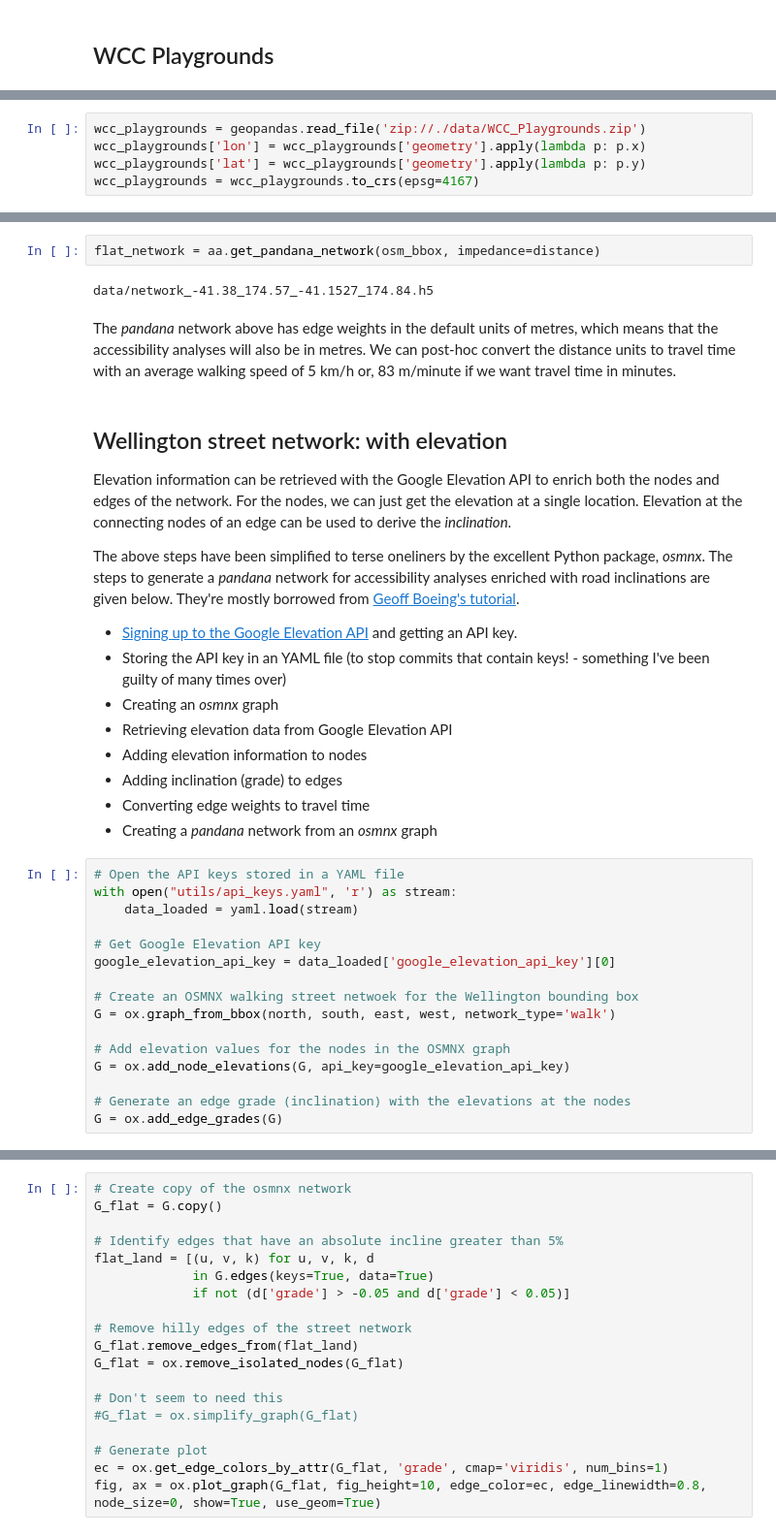
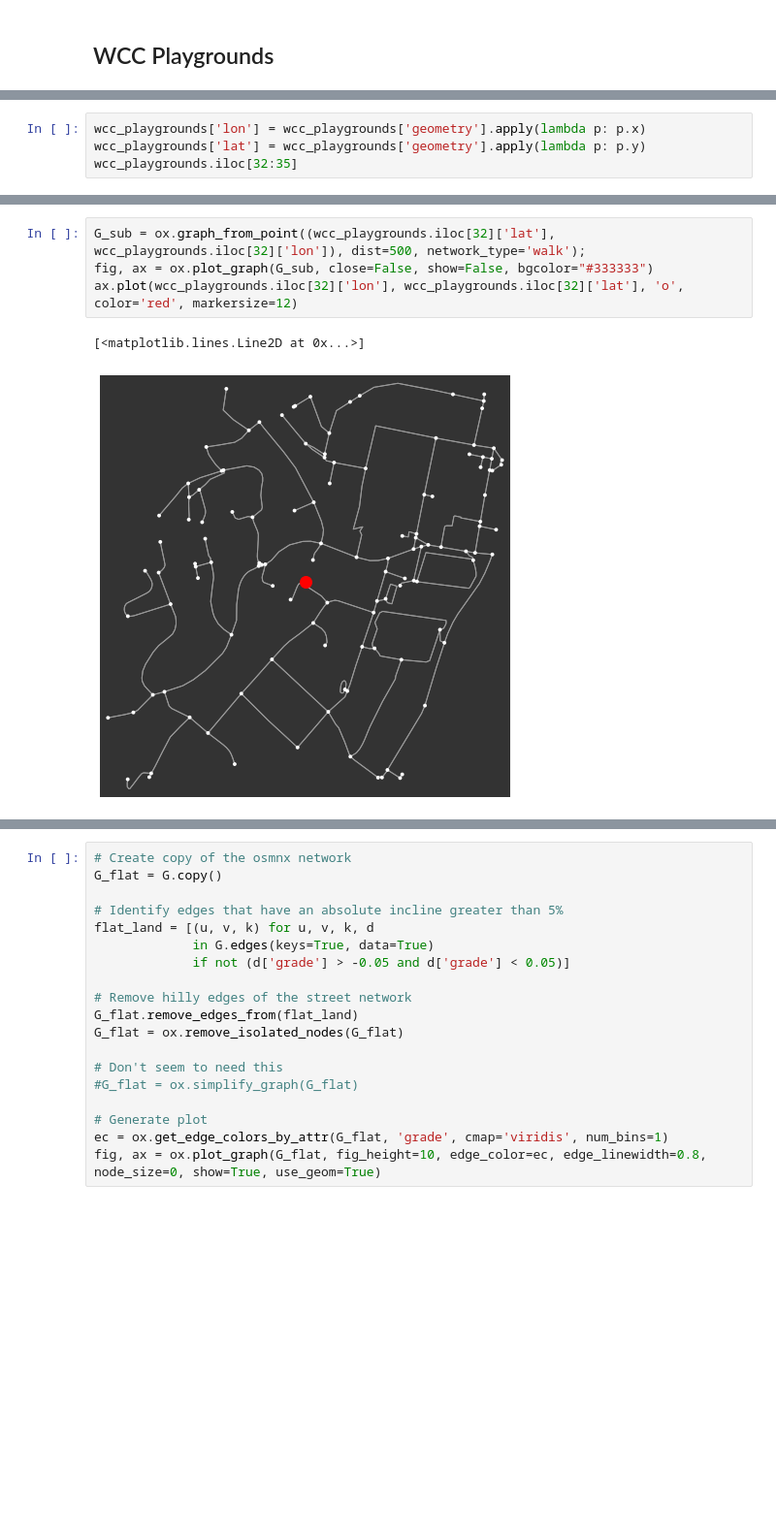
Before and after one commit to shriv/maptime-jul21, a Jupyter notebook: Walking to the park on a computer.ipynb, the cells around one changed output, grey strips where cells are left out. Shown at 97% size. Drawn from its saved outputs; the diff is of its cells as text; blank space fills up the shorter version.

```diff
--- a/Walking to the park on a computer.ipynb
+++ b/Walking to the park on a computer.ipynb
@@ -79,5 +81,4 @@ There are 3 key datasets used in this analysis:
 # %%
-wcc_playgrounds = geopandas.read_file('zip://./data/WCC_Playgrounds.zip')
 wcc_playgrounds['lon'] = wcc_playgrounds['geometry'].apply(lambda p: p.x)
 wcc_playgrounds['lat'] = wcc_playgrounds['geometry'].apply(lambda p: p.y)
-wcc_playgrounds = wcc_playgrounds.to_crs(epsg=4167)
+wcc_playgrounds.iloc[32:35]
@@ -108,35 +106,7 @@ plot_kwargs={'cmap':'viridis_r','s':4,'edgecolor':'none'}
-# %%
-flat_network = aa.get_pandana_network(osm_bbox, impedance=distance)
-# %% [output]
-data/network_-41.38_174.57_-41.1527_174.84.h5
-# %% [markdown]
-The _pandana_ network above has edge weights in the default units of metres, which means that the accessibility analyses will also be in metres. We can post-hoc convert the distance units to travel time with an average walking speed of 5 km/h or, 83 m/minute if we want travel time in minutes.
-# %% [markdown]
-## Wellington street network: with elevation
-Elevation information can be retrieved with the Google Elevation API to enrich both the nodes and edges of the network. For the nodes, we can just get the elevation at a single location. Elevation at the connecting nodes of an edge can be used to derive the _inclination_.
-
-The above steps have been simplified to terse oneliners by the excellent Python package, _osmnx_. The steps to generate a _pandana_ network for accessibility analyses enriched with road inclinations are given below. They're mostly borrowed from [Geoff Boeing's tutorial](https://geoffboeing.com/2017/05/osmnx-street-network-elevation/).
-- [Signing up to the Google Elevation API](https://developers.google.com/maps/documentation/elevation/start) and getting an API key.
-- Storing the API key in an YAML file (to stop commits that contain keys! - something I've been guilty of many times over)
-- Creating an _osmnx_ graph
-- Retrieving elevation data from Google Elevation API
-- Adding elevation information to nodes
-- Adding inclination (grade) to edges
-- Converting edge weights to travel time
-- Creating a _pandana_ network from an _osmnx_ graph
-# %%
-# Open the API keys stored in a YAML file
-with open("utils/api_keys.yaml", 'r') as stream:
-    data_loaded = yaml.load(stream)
-
-# Get Google Elevation API key
-google_elevation_api_key = data_loaded['google_elevation_api_key'][0]
-
-# Create an OSMNX walking street netwoek for the Wellington bounding box
-G = ox.graph_from_bbox(north, south, east, west, network_type='walk')
-
-# Add elevation values for the nodes in the OSMNX graph
-G = ox.add_node_elevations(G, api_key=google_elevation_api_key)
-
-# Generate an edge grade (inclination) with the elevations at the nodes
-G = ox.add_edge_grades(G)
+# %%
+G_sub = ox.graph_from_point((wcc_playgrounds.iloc[32]['lat'], wcc_playgrounds.iloc[32]['lon']), dist=500, network_type='walk');
+fig, ax = ox.plot_graph(G_sub, close=False, show=False, bgcolor="#333333")
+ax.plot(wcc_playgrounds.iloc[32]['lon'], wcc_playgrounds.iloc[32]['lat'], 'o', color='red', markersize=12)
+# %% [output]
+[<matplotlib.lines.Line2D at 0x...>]
+[figure, added]
```
Also changed, not shown: parts of 16 cells of this notebook.
